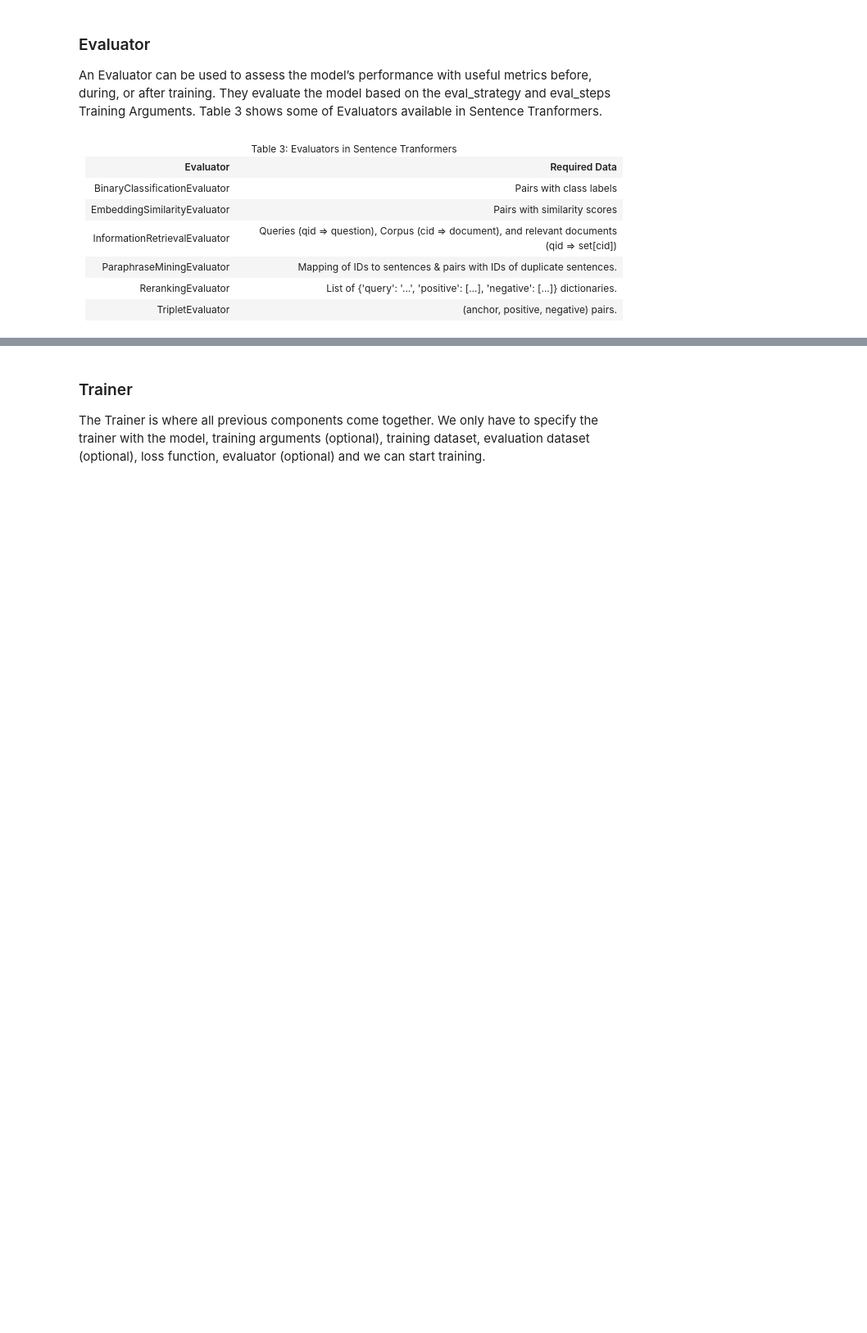
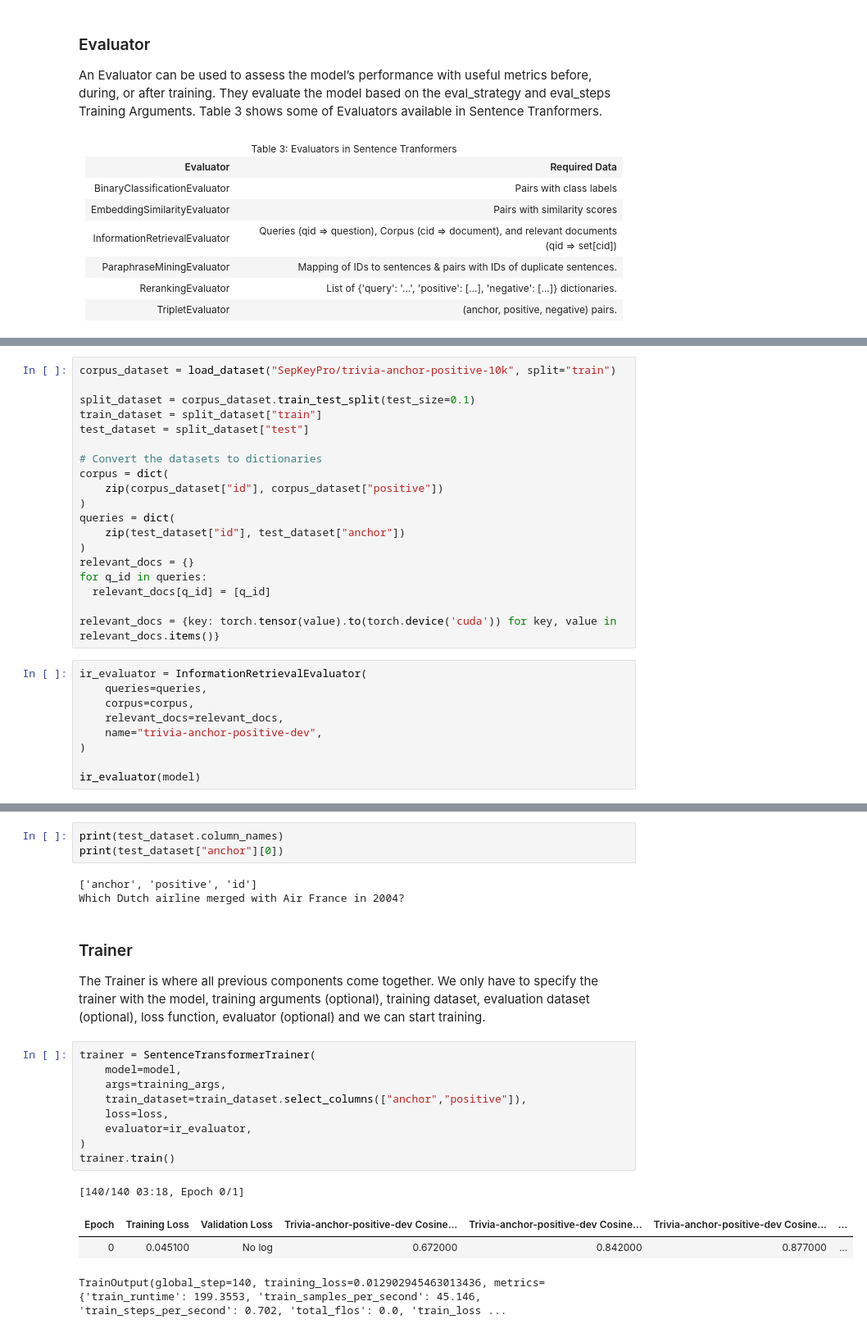
Before and after one commit to SepKeyPro/genAI, a Jupyter notebook: llm/Improving_Retrieval_Performance_in_RAG_Applications.ipynb, the cells around one changed output, grey strips where cells are left out. Shown: that part at 82% size. Saved outputs shown, nothing was run; the diff lists cells and outputs as text; blank space fills up the shorter version.

Commit message:
Trainer added

```diff
--- a/llm/Improving_Retrieval_Performance_in_RAG_Applications.ipynb
+++ b/llm/Improving_Retrieval_Performance_in_RAG_Applications.ipynb
@@ -247,0 +321,28 @@ An Evaluator can be used to assess the model’s performance with useful metrics
+# %%
+corpus_dataset = load_dataset("SepKeyPro/trivia-anchor-positive-10k", split="train")
+
+split_dataset = corpus_dataset.train_test_split(test_size=0.1)
+train_dataset = split_dataset["train"]
+test_dataset = split_dataset["test"]
+
+# Convert the datasets to dictionaries
+corpus = dict(
+    zip(corpus_dataset["id"], corpus_dataset["positive"])
+)
+queries = dict(
+    zip(test_dataset["id"], test_dataset["anchor"])
+)
+relevant_docs = {}
+for q_id in queries:
+  relevant_docs[q_id] = [q_id]
+
+relevant_docs = {key: torch.tensor(value).to(torch.device('cuda')) for key, value in relevant_docs.items()}
+# %%
+ir_evaluator = InformationRetrievalEvaluator(
+    queries=queries,
+    corpus=corpus,
+    relevant_docs=relevant_docs,
+    name="trivia-anchor-positive-dev",
+)
+
+ir_evaluator(model)
@@ -248,3 +367,23 @@ An Evaluator can be used to assess the model’s performance with useful metrics
+# %%
+print(test_dataset.column_names)
+print(test_dataset["anchor"][0])
+# %% [output]
+['anchor', 'positive', 'id']
+Which Dutch airline merged with Air France in 2004?
 # %% [markdown]
 ### Trainer
 The Trainer is where all previous components come together. We only have to specify the trainer with the model, training arguments (optional), training dataset, evaluation dataset (optional), loss function, evaluator (optional) and we can start training.
+# %%
+trainer = SentenceTransformerTrainer(
+    model=model,
+    args=training_args,
+    train_dataset=train_dataset.select_columns(["anchor","positive"]),
+    loss=loss,
+    evaluator=ir_evaluator,
+)
+trainer.train()
+# %% [output]
+[140/140 03:18, Epoch 0/1]
+| Epoch | Training Loss | Validation Loss | Trivia-anchor-positive-dev Cosine... | Trivia-anchor-positive-dev Cosine... | Trivia-anchor-positive-dev Cosine... | ... |
+| 0 | 0.045100 | No log | 0.672000 | 0.842000 | 0.877000 | ... |
+TrainOutput(global_step=140, training_loss=0.012902945463013436, metrics={'train_runtime': 199.3553, 'train_samples_per_second': 45.146, 'train_steps_per_second': 0.702, 'total_flos': 0.0, 'train_loss ...
```
Also changed, not shown: parts of 11 cells of this notebook.
